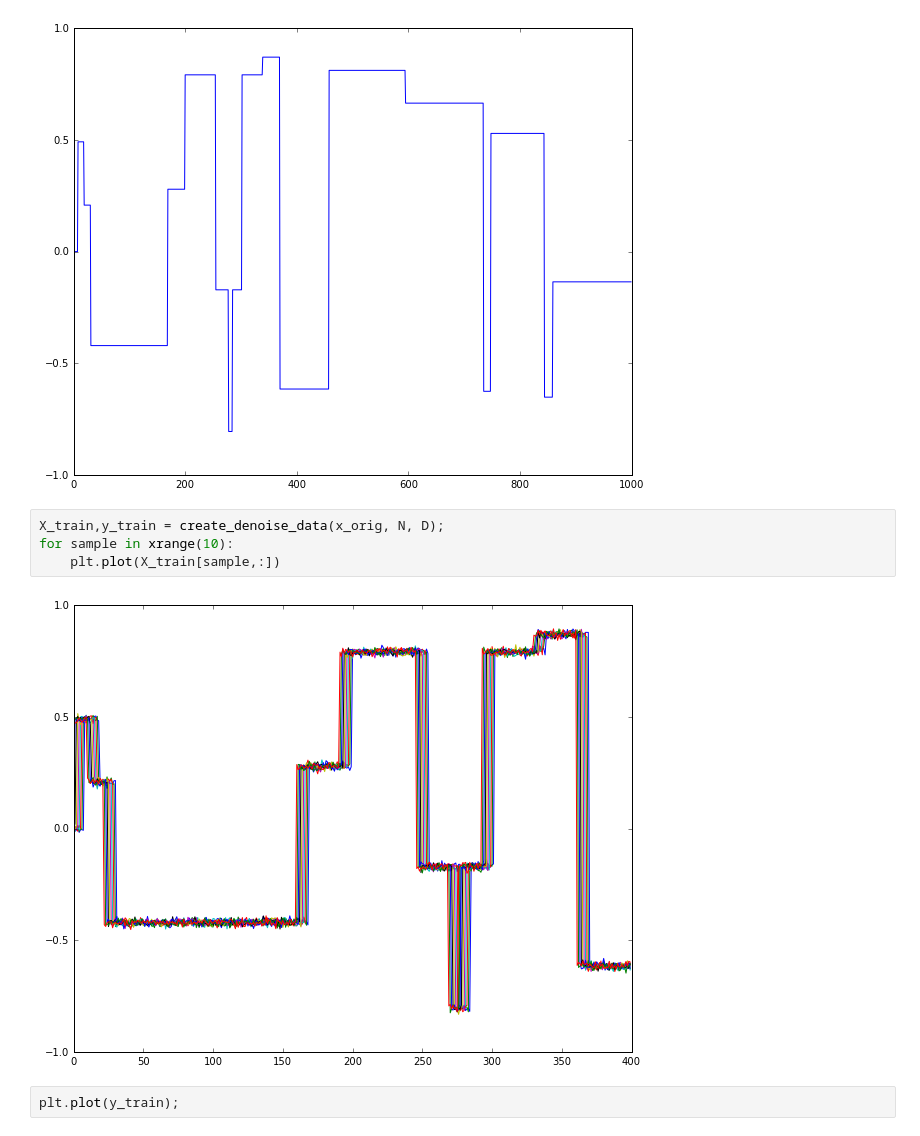
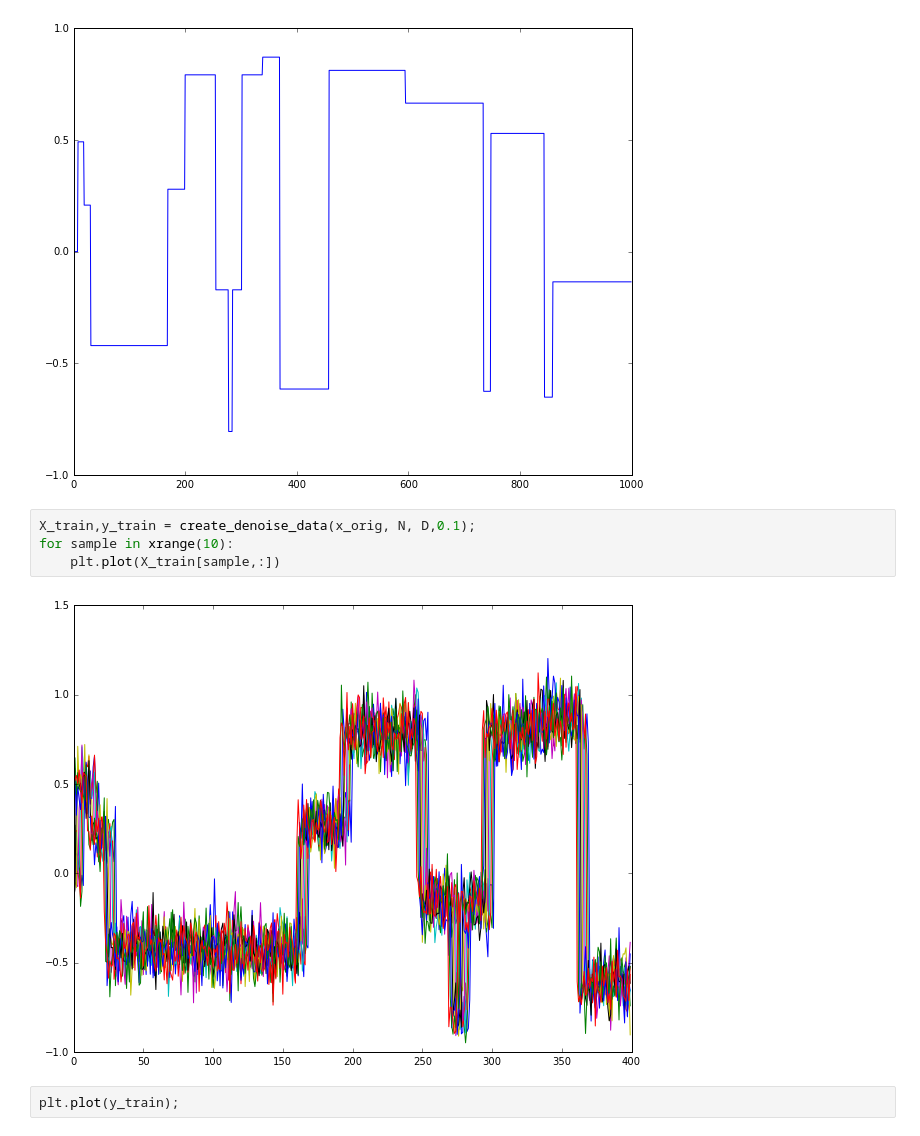
Before and after one commit to kedartatwawadi/denoise_net, a Jupyter notebook: DenoiseNetTest.ipynb, the cells around one changed output. Saved outputs shown, nothing was run; the diff lists cells and outputs as text.

```diff
--- a/DenoiseNetTest.ipynb
+++ b/DenoiseNetTest.ipynb
@@ -55,11 +55,11 @@ plt.plot(x_orig);
 # %% [output]
 [figure]
 # %%
-X_train,y_train = create_denoise_data(x_orig, N, D);
+X_train,y_train = create_denoise_data(x_orig, N, D,0.1);
 for sample in xrange(10):
     plt.plot(X_train[sample,:])
 # %% [output]
-[figure, old version]
+[figure, new version]
 # %%
 plt.plot(y_train);
 # %% [output]
```
Also changed, not shown: parts of 4 cells of this notebook.
